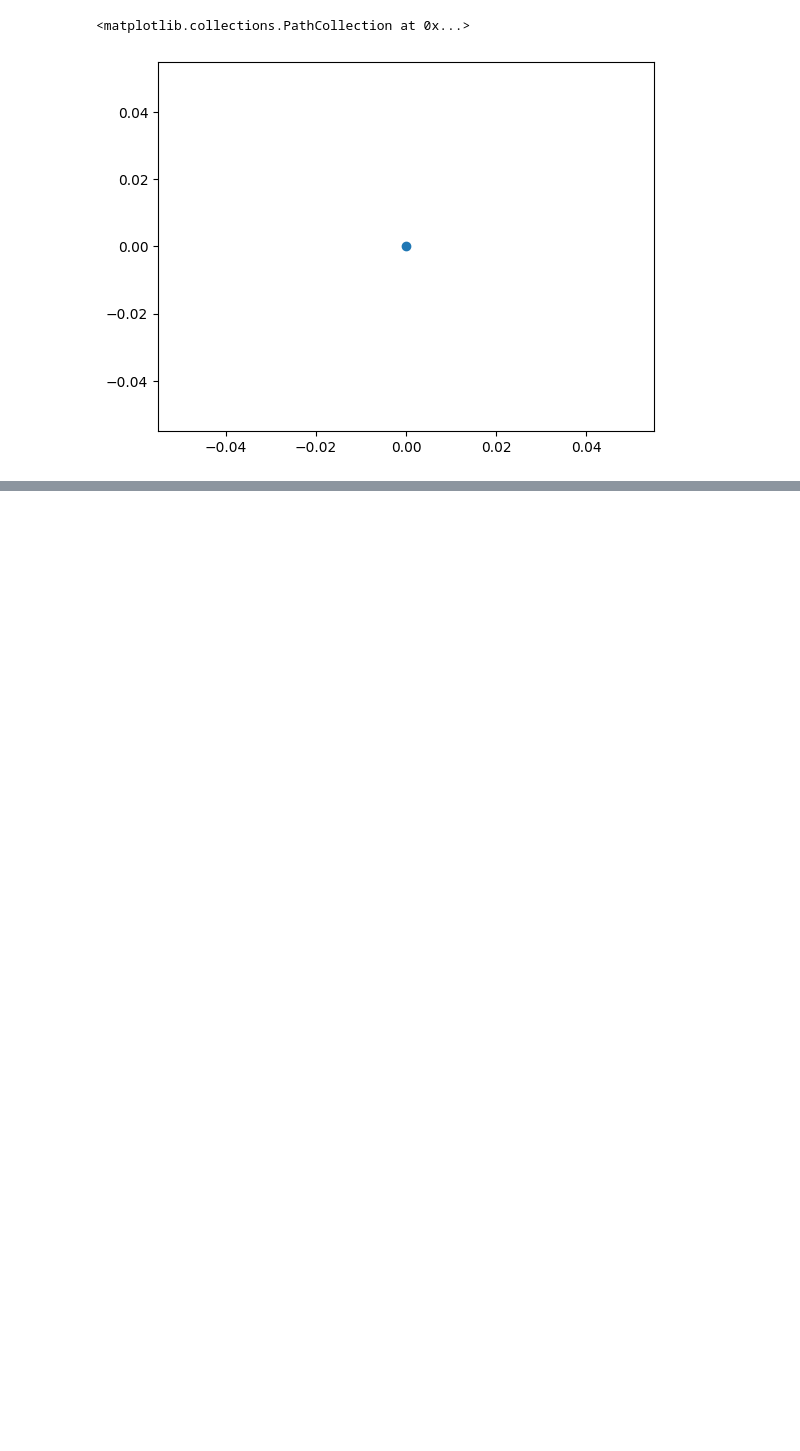
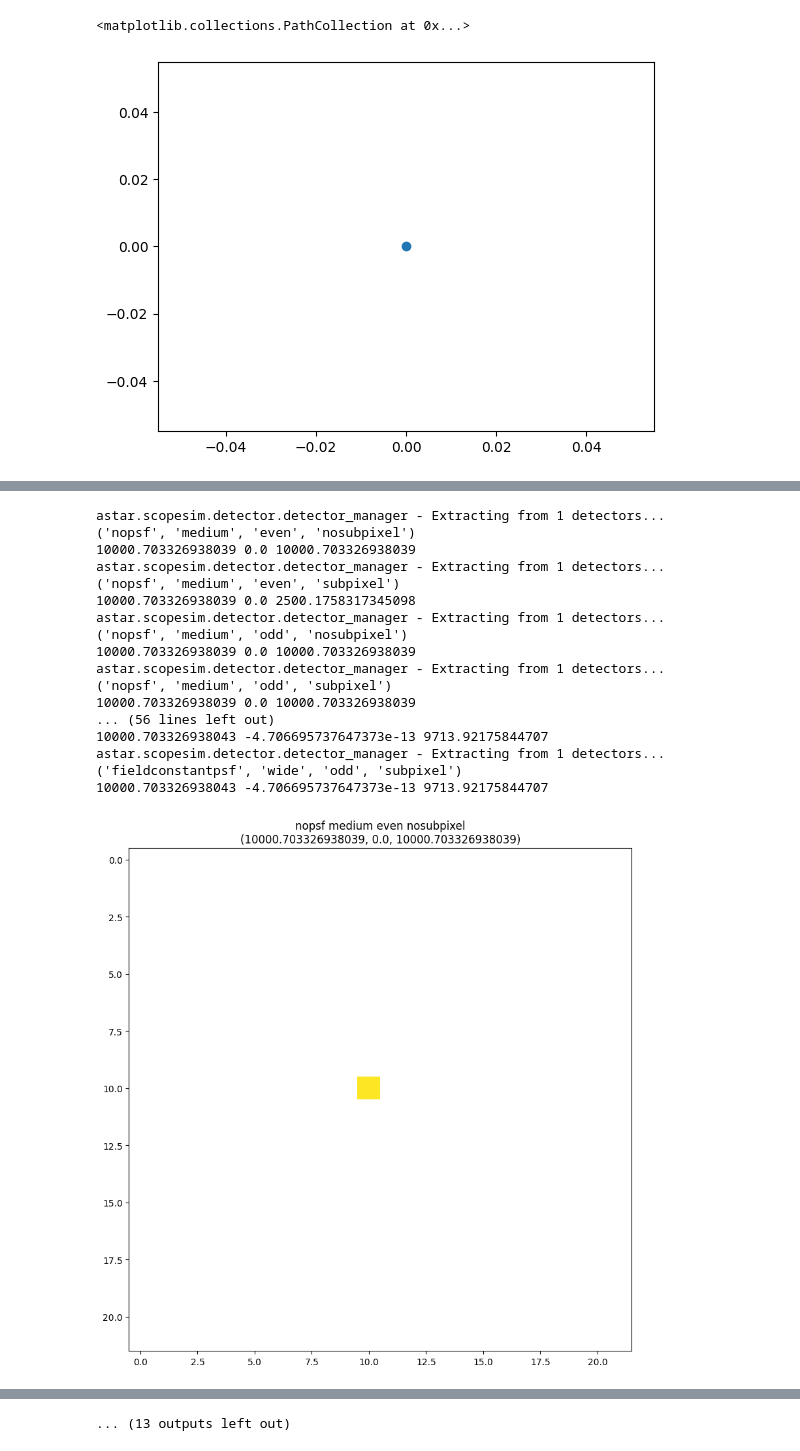
Before and after one commit to AstarVienna/ScopeSim, a Jupyter notebook: docs/source/examples/9_compare_psfs.ipynb, the cells around one changed output, grey strips where cells are left out. Saved outputs shown, nothing was run; the diff lists cells and outputs as text; code cells hidden in the pictures; blank space fills up the shorter version.

Commit message:
Add medium and wide FoV

```diff
--- a/docs/source/examples/9_compare_psfs.ipynb
+++ b/docs/source/examples/9_compare_psfs.ipynb
@@ -160,7 +183,7 @@ yaml_telescope_seeingpsf = {
 yaml_telescope_fieldconstantpsf = {
     "object": "telescope",
     "alias": "TEL",
-    "name": "telescopefieldconstantpsf",
+    "name": "fieldconstantpsf",
     "description": "The telescope",
 
     "properties": {
@@ -172,7 +195,9 @@ yaml_telescope_fieldconstantpsf = {
         "description": "Copy of Seeing limited PSF",
         "class": "FieldConstantPSF",
         "kwargs": {
-            "filename": "seeingpsfinput.fits", # Created below
+            # Created below
+            # "filename": "seeingpsfinput.fits",
+            "filename": "!INST.psf_name",
         },
     }],
 }
@@ -184,7 +209,7 @@ yamls_telescope = [
 ]
 # %%
 observation_dict_without_sub_pixel = {
-    "name": "observationnosubpixel",
+    "name": "nosubpixel",
 
     "!OBS.filter_name_pupil": "Pa-beta",
     "!OBS.filter_name_fw1": "open",
@@ -202,6 +227,9 @@ observation_dict_without_sub_pixel = {
 
 
     "!OBS.psf_fwhm": 1.5,             # [arcsec]
+    # "!OBS.psf_fwhm": 15.,             # [arcsec]
+    # "!OBS.psf_fwhm": 5.,             # [arcsec]
+    # "!OBS.psf_fwhm": 0.5,             # [arcsec]
     "!OBS.slit_name": "narrow",
 
     "!OBS.include_slit": False,
@@ -209,10 +237,7 @@ observation_dict_without_sub_pixel = {
     "!OBS.filter_name": "J",
 
     "!TEL.temperature": 7.0,
-
     "!INST.temperature": -190,
-    "!INST.pixel_scale": 0.2,       # arcsec / pixel
-    "!INST.plate_scale": 20,        # arcsec / mm
 
     "!OBS.modes": ["imaging"],
     "!TEL.telescope": "EvLT",
@@ -224,7 +249,7 @@ observation_dict_without_sub_pixel = {
 }
 
 observation_dict_with_sub_pixel = copy.copy(observation_dict_without_sub_pixel)
-observation_dict_with_sub_pixel["name"] = "observationsubpixel"
+observation_dict_with_sub_pixel["name"] = "subpixel"
 observation_dict_with_sub_pixel["!SIM.sub_pixel.flag"] = True
 
 observation_dicts = [observation_dict_without_sub_pixel, observation_dict_with_sub_pixel]
@@ -294,13 +319,34 @@ numpy.log(5.998885104069225) / numpy.log(2.5)
 # %%
 simulations = {
     (
-        yaml_telescope["name"], yaml_detector["name"], observation_dict["name"]
+        yaml_telescope["name"], yaml_instrument["name"], yaml_detector["name"], observation_dict["name"]
     ): simulate_star(
-        yaml_telescope,
-        yaml_detector,
-        observation_dict,
+        yaml_telescope=yaml_telescope,
+        yaml_instrument=yaml_instrument,
+        yaml_detector=yaml_detector,
+        observation_dict=observation_dict,
     )
     for yaml_telescope in yamls_telescope
+    for yaml_instrument in yamls_instrument
     for yaml_detector in yamls_detector
     for observation_dict in observation_dicts
 }
+# %% [output]
+astar.scopesim.detector.detector_manager - Extracting from 1 detectors...
+('nopsf', 'medium', 'even', 'nosubpixel')
+10000.703326938039 0.0 10000.703326938039
+astar.scopesim.detector.detector_manager - Extracting from 1 detectors...
+('nopsf', 'medium', 'even', 'subpixel')
+10000.703326938039 0.0 2500.1758317345098
+astar.scopesim.detector.detector_manager - Extracting from 1 detectors...
+('nopsf', 'medium', 'odd', 'nosubpixel')
+10000.703326938039 0.0 10000.703326938039
+astar.scopesim.detector.detector_manager - Extracting from 1 detectors...
+('nopsf', 'medium', 'odd', 'subpixel')
+10000.703326938039 0.0 10000.703326938039
+... (56 lines left out)
+10000.703326938043 -4.706695737647373e-13 9713.92175844707
+astar.scopesim.detector.detector_manager - Extracting from 1 detectors...
+('fieldconstantpsf', 'wide', 'odd', 'subpixel')
+10000.703326938043 -4.706695737647373e-13 9713.92175844707
+[figure, added]
@@ -307,3 +363,4 @@ simulations = {
+... (13 outputs left out)
 # %%
 sums = [
     hdu[1].data.sum()
```
Also changed, not shown: parts of 14 cells of this notebook.
